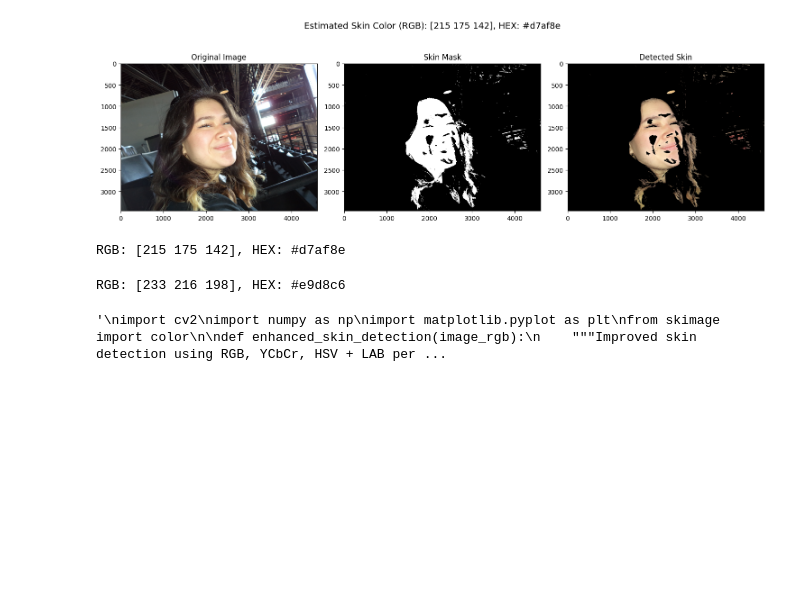
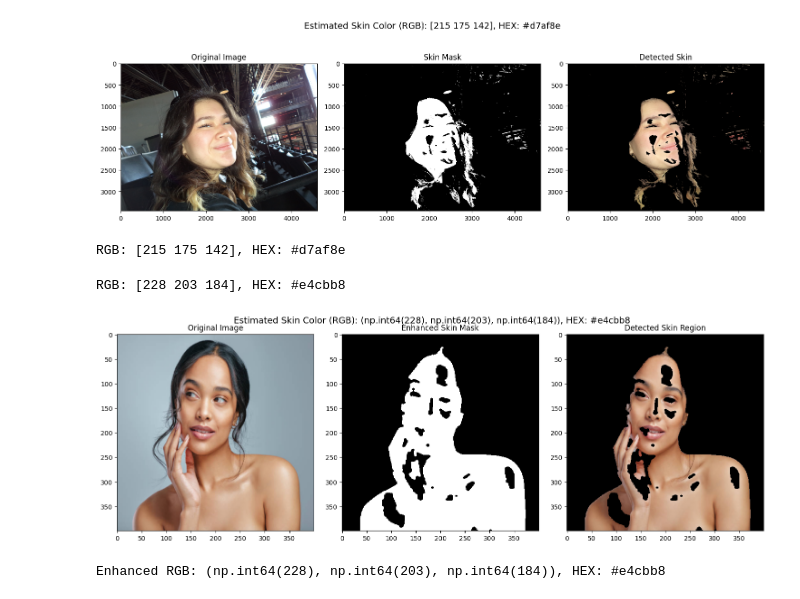
Before and after one commit to aherce2/colorMatch, a Jupyter notebook: testing/rgbModel.ipynb, the cells around one changed output. Drawn from its saved outputs; the diff is of its cells as text; code cells hidden in the pictures; blank space fills up the shorter version.

```diff
--- a/testing/rgbModel.ipynb
+++ b/testing/rgbModel.ipynb
@@ -79,7 +79,7 @@ import cv2
 import numpy as np
 from skimage import color
 
-def enhanced_skin_detection(img_path):
+def skinDetection_Cornell(img_path):
     # Load image with proper color normalization [1][6]
     img = cv2.imread(img_path)
     img = cv2.resize(img, (400, 400))
@@ -135,19 +135,19 @@ def enhanced_skin_detection(img_path):
 
     return rgb_corrected.astype(int), hex_color, final_mask
 # %%
-rgb_val, hex_val, _ = enhanced_skin_detection('DSC00119.jpg')
+rgb_val, hex_val, _ = skinDetection_Cornell('images/face.jpg')
 print(f"RGB: {rgb_val}, HEX: {hex_val}")
 # %% [output]
-RGB: [233 216 198], HEX: #e9d8c6
+RGB: [228 203 184], HEX: #e4cbb8
 # %%
-'''
+
 import cv2
 import numpy as np
 import matplotlib.pyplot as plt
 from skimage import color
 
 def enhanced_skin_detection(image_rgb):
-    """Improved skin detection using RGB, YCbCr, HSV + LAB perceptual median."""
+    """ Skin detection using RGB, YCbCr, HSV + LAB perceptual median."""
     img = cv2.resize(image_rgb, (400, 400))
 
     ycbcr = cv2.cvtColor(img, cv2.COLOR_RGB2YCrCb)
@@ -198,35 +198,34 @@ def get_perceptual_median_color(image_rgb, mask):
     rgb_int = np.clip(rgb_corrected, 0, 255).astype(int)
     hex_color = '#{:02x}{:02x}{:02x}'.format(*rgb_int)
     return tuple(rgb_int), hex_color
 
 def display_results(image_rgb, mask, avg_rgb, hex_color):
     """Visualize original, mask, and skin detection results."""
     skin_only = cv2.bitwise_and(image_rgb, image_rgb, mask=mask)
 
     plt.figure(figsize=(15, 5))
     plt.subplot(1, 3, 1), plt.imshow(image_rgb), plt.title('Original Image')
     plt.subplot(1, 3, 2), plt.imshow(mask, cmap='gray'), plt.title('Enhanced Skin Mask')
     plt.subplot(1, 3, 3), plt.imshow(skin_only), plt.title('Detected Skin Region')
     plt.suptitle(f"Estimated Skin Color (RGB): {avg_rgb}, HEX: {hex_color}", fontsize=14)
     plt.tight_layout()
     plt.show()
 
 def process_image_enhanced(image_path):
     """Full pipeline with enhanced detection and display."""
     img_bgr = cv2.imread(image_path)
     img_rgb = cv2.cvtColor(img_bgr, cv2.COLOR_BGR2RGB)
 
     resized_rgb, skin_mask = enhanced_skin_detection(img_rgb)
     avg_rgb, hex_color = get_perceptual_median_color(resized_rgb, skin_mask)
 
     display_results(resized_rgb, skin_mask, avg_rgb, hex_color)
 
     return avg_rgb, hex_color, skin_mask
 
-# Example usage
-rgb_val, hex_val, _ = process_image_enhanced('DSC00119.jpg')
+# Skin Analysis using OpenCV conversion & Direct threshold from Cornell University
+rgb_val, hex_val, _ = process_image_enhanced('images/face.jpg')
 print(f"Enhanced RGB: {rgb_val}, HEX: {hex_val}")
-
-'''
 # %% [output]
+[figure, added]
-'\nimport cv2\nimport numpy as np\nimport matplotlib.pyplot as plt\nfrom skimage import color\n\ndef enhanced_skin_detection(image_rgb):\n    """Improved skin detection using RGB, YCbCr, HSV + LAB per ...
+Enhanced RGB: (np.int64(228), np.int64(203), np.int64(184)), HEX: #e4cbb8
```
Also changed, not shown: 10 other files.
